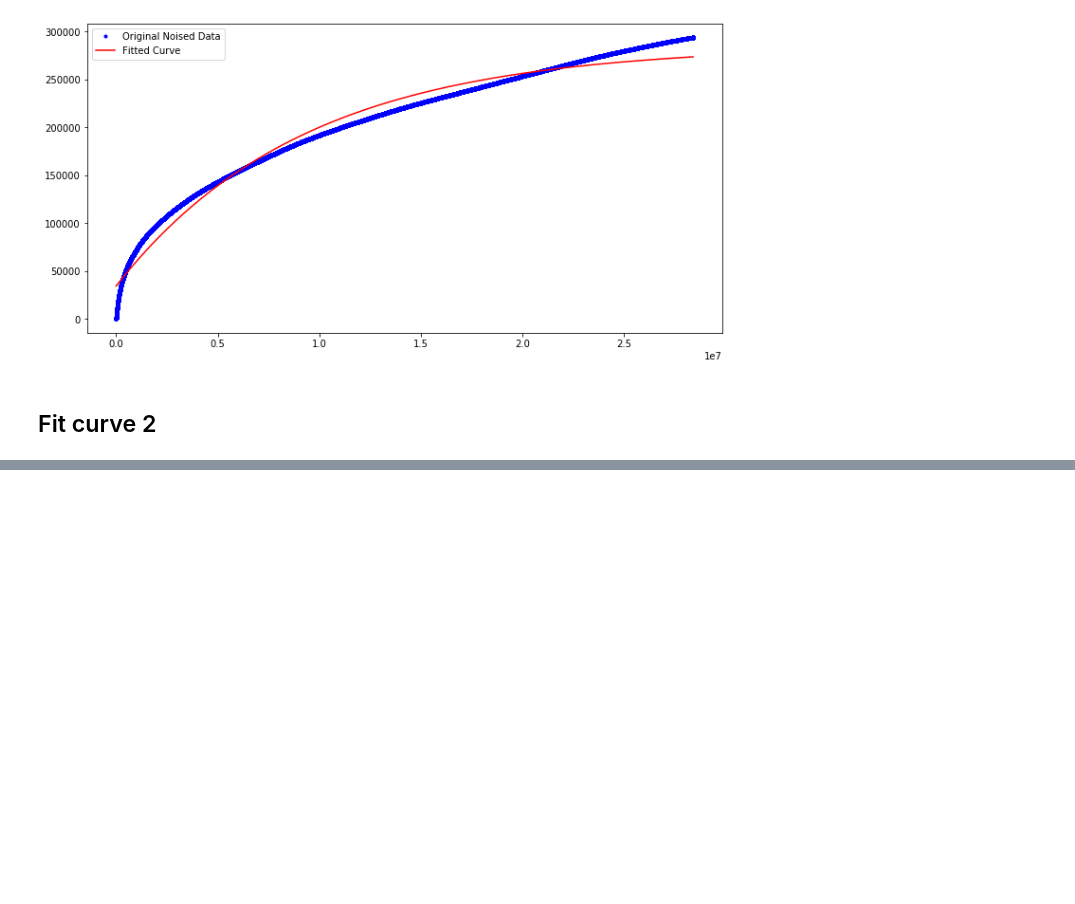
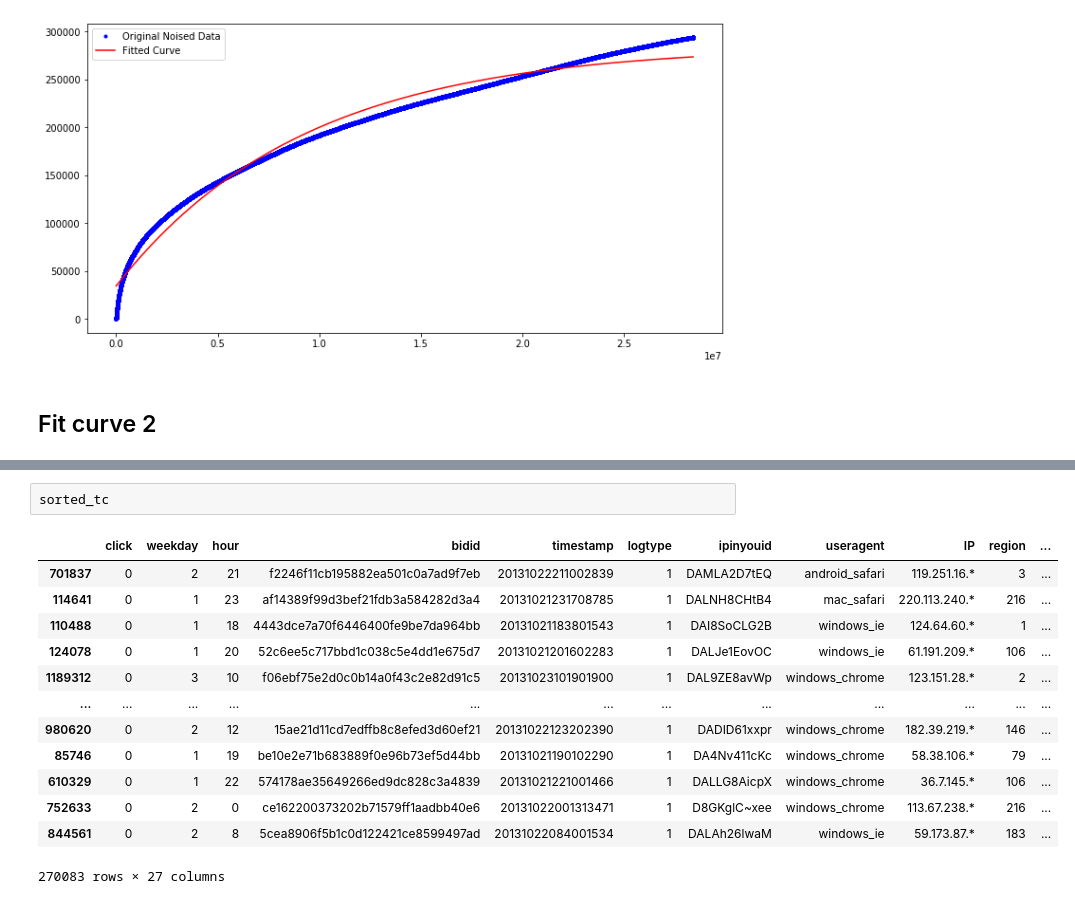
Before and after one commit to qihuazhong/make-ipinyou-data, a Jupyter notebook: explore_data.ipynb, the cells around one changed output, grey strips where cells are left out. Saved outputs shown, nothing was run; the diff lists cells and outputs as text; blank space fills up the shorter version.

```diff
--- a/explore_data.ipynb
+++ b/explore_data.ipynb
@@ -187,0 +272,16 @@ plt.show()
+# %%
+sorted_tc
+# %% [output]
+|  | click | weekday | hour | bidid | timestamp | logtype | ipinyouid | useragent | IP | region | ... |
+| 701837 | 0 | 2 | 21 | f2246f11cb195882ea501c0a7ad9f7eb | 20131022211002839 | 1 | DAMLA2D7tEQ | android_safari | 119.251.16.* | 3 | ... |
+| 114641 | 0 | 1 | 23 | af14389f99d3bef21fdb3a584282d3a4 | 20131021231708785 | 1 | DALNH8CHtB4 | mac_safari | 220.113.240.* | 216 | ... |
+| 110488 | 0 | 1 | 18 | 4443dce7a70f6446400fe9be7da964bb | 20131021183801543 | 1 | DAI8SoCLG2B | windows_ie | 124.64.60.* | 1 | ... |
+| 124078 | 0 | 1 | 20 | 52c6ee5c717bbd1c038c5e4dd1e675d7 | 20131021201602283 | 1 | DALJe1EovOC | windows_ie | 61.191.209.* | 106 | ... |
+| 1189312 | 0 | 3 | 10 | f06ebf75e2d0c0b14a0f43c2e82d91c5 | 20131023101901900 | 1 | DAL9ZE8avWp | windows_chrome | 123.151.28.* | 2 | ... |
+| ... | ... | ... | ... | ... | ... | ... | ... | ... | ... | ... | ... |
+| 980620 | 0 | 2 | 12 | 15ae21d11cd7edffb8c8efed3d60ef21 | 20131022123202390 | 1 | DADID61xxpr | windows_chrome | 182.39.219.* | 146 | ... |
+| 85746 | 0 | 1 | 19 | be10e2e71b683889f0e96b73ef5d44bb | 20131021190102290 | 1 | DA4Nv411cKc | windows_chrome | 58.38.106.* | 79 | ... |
+| 610329 | 0 | 1 | 22 | 574178ae35649266ed9dc828c3a4839 | 20131021221001466 | 1 | DALLG8AicpX | windows_chrome | 36.7.145.* | 106 | ... |
+| 752633 | 0 | 2 | 0 | ce162200373202b71579ff1aadbb40e6 | 20131022001313471 | 1 | D8GKglC~xee | windows_chrome | 113.67.238.* | 216 | ... |
+| 844561 | 0 | 2 | 8 | 5cea8906f5b1c0d122421ce8599497ad | 20131022084001534 | 1 | DALAh26lwaM | windows_ie | 59.173.87.* | 183 | ... |
+270083 rows × 27 columns
```
Also changed, not shown: parts of 15 cells of this notebook.
